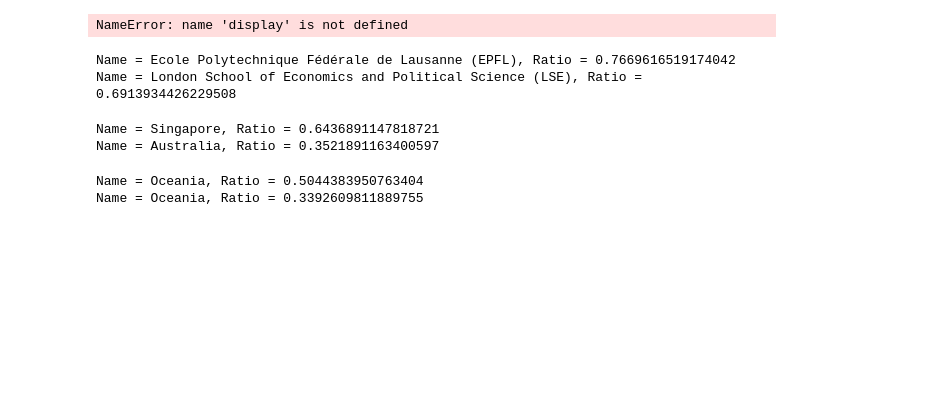
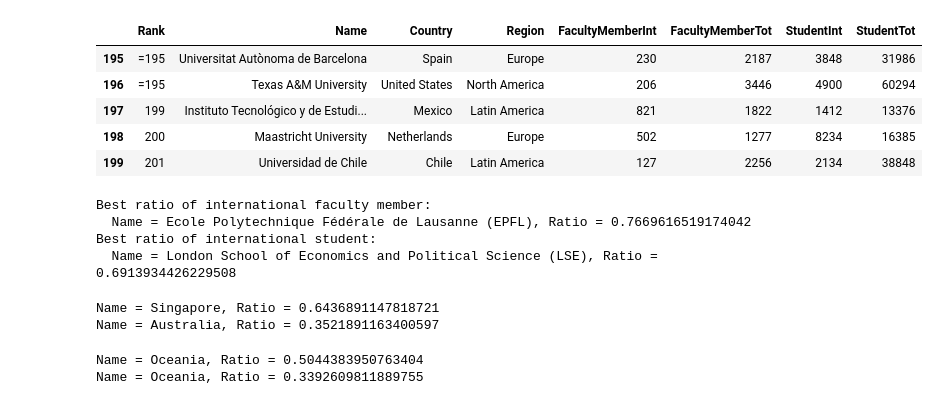
Before and after one commit to Roussaky/ada-EPFL, a Jupyter notebook: Homework2/Homework2.ipynb, the cells around one changed output. Cells and saved outputs as stored; diff of their text form; code cells hidden in the pictures; blank space fills up the shorter version.

```diff
--- a/Homework2/Homework2.ipynb
+++ b/Homework2/Homework2.ipynb
@@ -77,7 +74,12 @@ NameError: name 'display' is not defined
-# %%
-display(df)
-# %% [output]
-NameError: name 'display' is not defined
+# %%
+df.tail()
+# %% [output]
+|  | Rank | Name | Country | Region | FacultyMemberInt | FacultyMemberTot | StudentInt | StudentTot |
+| 195 | =195 | Universitat Autònoma de Barcelona | Spain | Europe | 230 | 2187 | 3848 | 31986 |
+| 196 | =195 | Texas A&M University | United States | North America | 206 | 3446 | 4900 | 60294 |
+| 197 | 199 | Instituto Tecnológico y de Estudi... | Mexico | Latin America | 821 | 1822 | 1412 | 13376 |
+| 198 | 200 | Maastricht University | Netherlands | Europe | 502 | 1277 | 8234 | 16385 |
+| 199 | 201 | Universidad de Chile | Chile | Latin America | 127 | 2256 | 2134 | 38848 |
 # %%
 def getBestRatio(data,col1,col2):
     """Compute and return the best ratio col1 / col2.FilteringBy indicate the column header we want to filter by"""
@@ -98,14 +100,16 @@ def getBestRatio(data,col1,col2):
 # %%
 #Get the best ratio of international faculty member.
 uniWithBestFacRatio, maxIntFacRatio = getBestRatio(df,'FacultyMemberInt','FacultyMemberTot')
-print("Name = {n}, Ratio = {r}".format(n=uniWithBestFacRatio,r=maxIntFacRatio))
+print("Best ratio of international faculty member:\n  Name = {n}, Ratio = {r}".format(n=uniWithBestFacRatio,r=maxIntFacRatio))
 
 #Get the best ratio of international student.
 uniWithBestStudRatio, maxIntStudRatio = getBestRatio(df,'StudentInt','StudentTot')
-print("Name = {n}, Ratio = {r}".format(n=uniWithBestStudRatio,r=maxIntStudRatio))
+print("Best ratio of international student:\n  Name = {n}, Ratio = {r}".format(n=uniWithBestStudRatio,r=maxIntStudRatio))
 # %% [output]
-Name = Ecole Polytechnique Fédérale de Lausanne (EPFL), Ratio = 0.7669616519174042
-Name = London School of Economics and Political Science (LSE), Ratio = 0.6913934426229508
+Best ratio of international faculty member:
+  Name = Ecole Polytechnique Fédérale de Lausanne (EPFL), Ratio = 0.7669616519174042
+Best ratio of international student:
+  Name = London School of Economics and Political Science (LSE), Ratio = 0.6913934426229508
 # %%
 #Get the list of the countries in the dataFrame
 countryStats = pd.DataFrame(columns = ['Name','FacultyMemberInt','FacultyMemberTot','StudentInt','StudentTot'])
```
Also changed, not shown: parts of 16 cells of this notebook.
